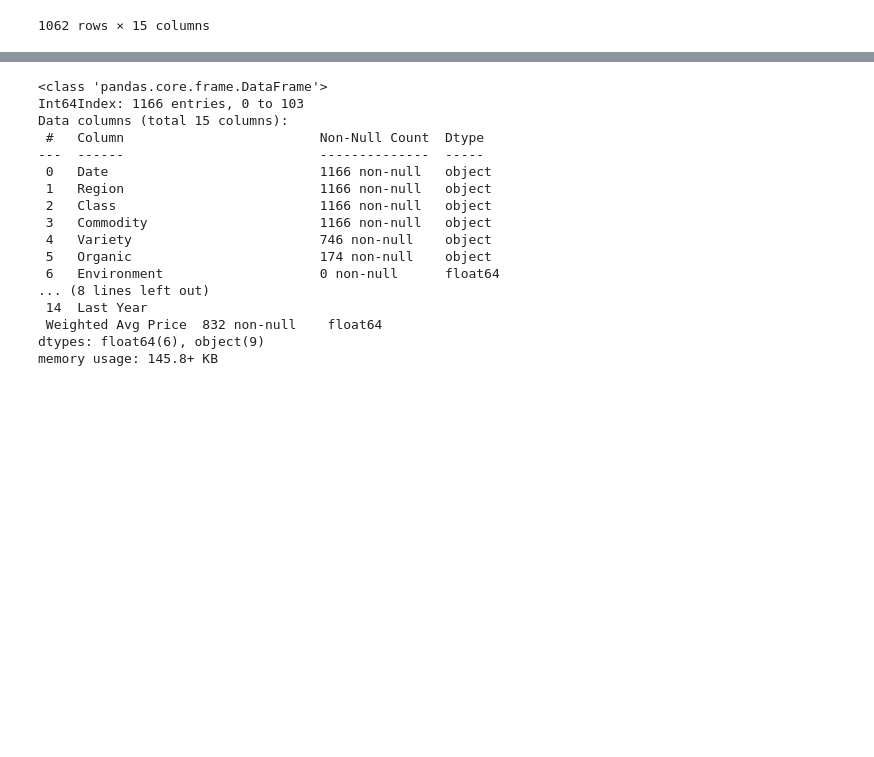
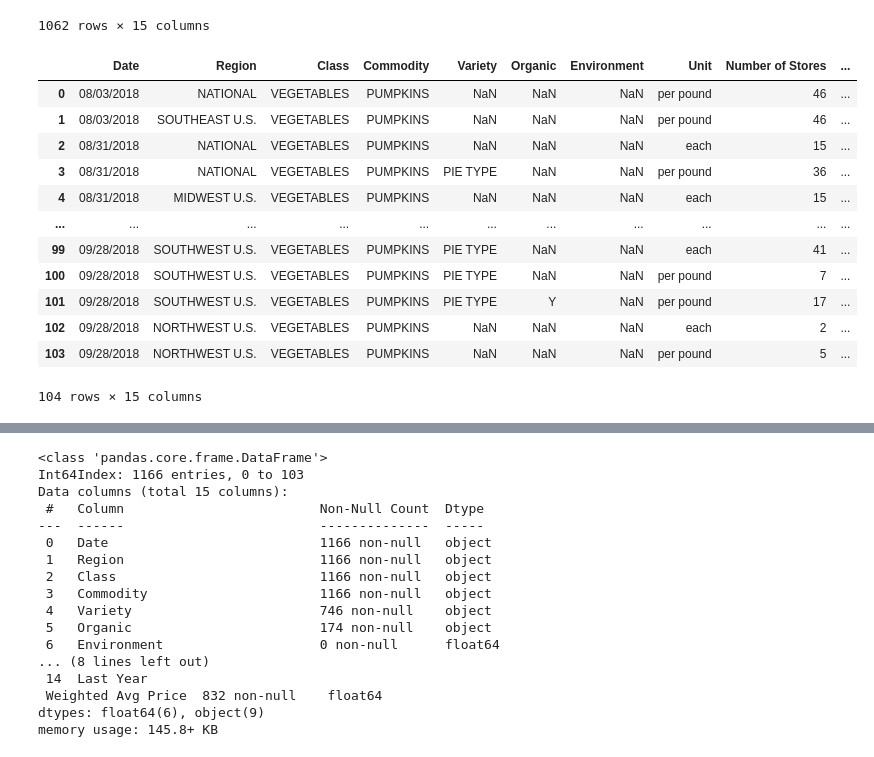
Before and after one commit to jeneyring/Pumpkin_season, a Jupyter notebook: Untitled.ipynb, the cells around one changed output, grey strips where cells are left out. Drawn from its saved outputs; the diff is of its cells as text; code cells hidden in the pictures; blank space fills up the shorter version.

Commit message:
finding more pumpkins..

```diff
--- a/Untitled.ipynb
+++ b/Untitled.ipynb
@@ -58,8 +58,23 @@ pumpkin_df
 | 496 | 09/11/2020 | SOUTH CENTRAL U.S. | VEGETABLES | PUMPKINS | NaN | NaN | NaN | each | 206 | ... |
 1062 rows × 15 columns
 # %%
-#calling in Jan 2018 - Oct 2018:
+#calling in Jan 2018 - Oct 2018: (note: they only have august to dec in 2018...)
 df2 = pd.read_csv("pumpkin18.csv")
+df2
+# %% [output]
+|  | Date | Region | Class | Commodity | Variety | Organic | Environment | Unit | Number of Stores | ... |
+| 0 | 08/03/2018 | NATIONAL | VEGETABLES | PUMPKINS | NaN | NaN | NaN | per pound | 46 | ... |
+| 1 | 08/03/2018 | SOUTHEAST U.S. | VEGETABLES | PUMPKINS | NaN | NaN | NaN | per pound | 46 | ... |
+| 2 | 08/31/2018 | NATIONAL | VEGETABLES | PUMPKINS | NaN | NaN | NaN | each | 15 | ... |
+| 3 | 08/31/2018 | NATIONAL | VEGETABLES | PUMPKINS | PIE TYPE | NaN | NaN | per pound | 36 | ... |
+| 4 | 08/31/2018 | MIDWEST U.S. | VEGETABLES | PUMPKINS | NaN | NaN | NaN | each | 15 | ... |
+| ... | ... | ... | ... | ... | ... | ... | ... | ... | ... | ... |
+| 99 | 09/28/2018 | SOUTHWEST U.S. | VEGETABLES | PUMPKINS | PIE TYPE | NaN | NaN | each | 41 | ... |
+| 100 | 09/28/2018 | SOUTHWEST U.S. | VEGETABLES | PUMPKINS | PIE TYPE | NaN | NaN | per pound | 7 | ... |
+| 101 | 09/28/2018 | SOUTHWEST U.S. | VEGETABLES | PUMPKINS | PIE TYPE | Y | NaN | per pound | 17 | ... |
+| 102 | 09/28/2018 | NORTHWEST U.S. | VEGETABLES | PUMPKINS | NaN | NaN | NaN | each | 2 | ... |
+| 103 | 09/28/2018 | NORTHWEST U.S. | VEGETABLES | PUMPKINS | NaN | NaN | NaN | per pound | 5 | ... |
+104 rows × 15 columns
 # %%
 #merging onto main df:
 pumpkin_main = pd.concat([pumpkin_df, df2], axis = 0)
```
Also changed, not shown: parts of 5 cells of this notebook.
